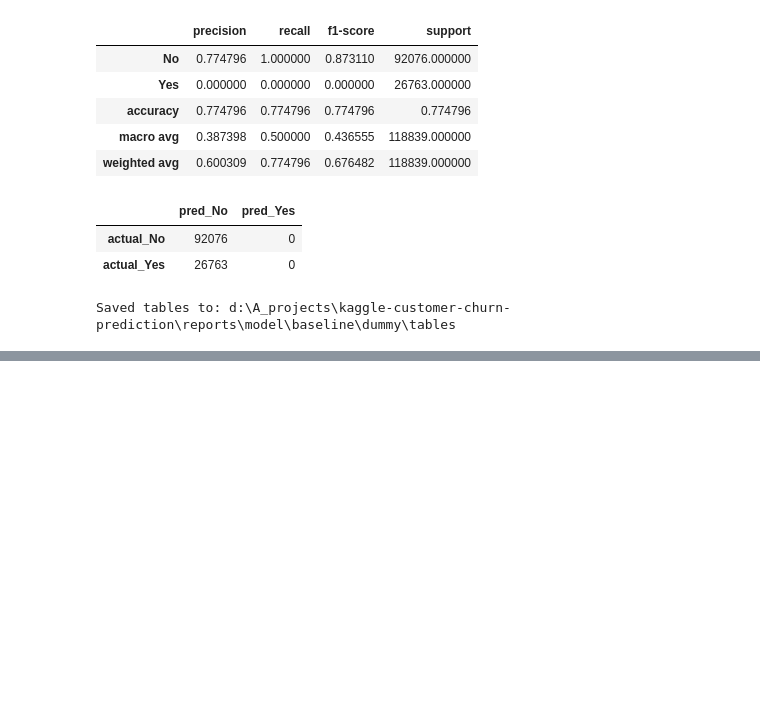
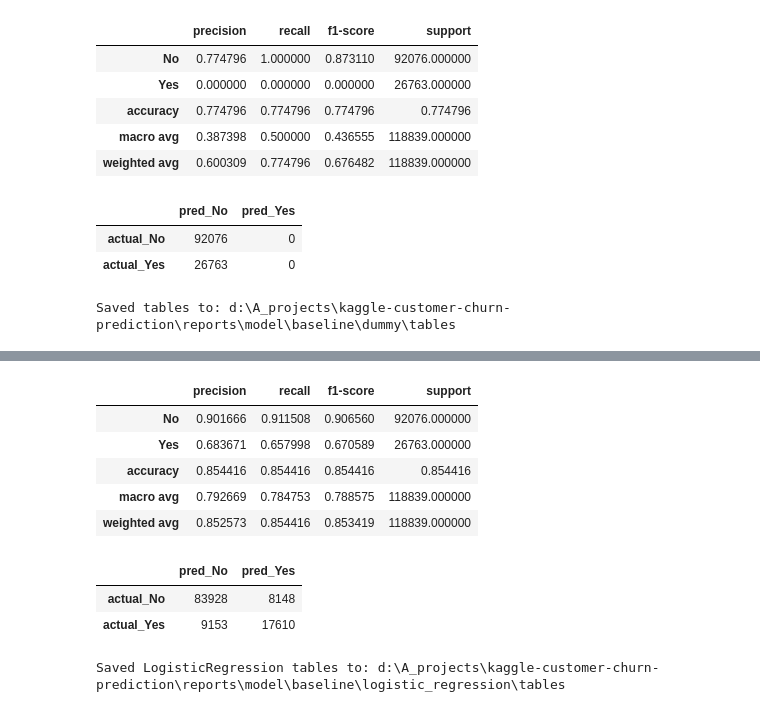
Before and after one commit to pcx-xust/kaggle-customer-churn-prediction, a Jupyter notebook: notebook/02_baseline_model.ipynb, the cells around one changed output, grey strips where cells are left out. Drawn from its saved outputs; the diff is of its cells as text; code cells hidden in the pictures; blank space fills up the shorter version.

Commit message:
up_baseline

```diff
--- a/notebook/02_baseline_model.ipynb
+++ b/notebook/02_baseline_model.ipynb
@@ -258,0 +435,52 @@ Saved tables to: d:\A_projects\kaggle-customer-churn-prediction\reports\model\ba
+# %%
+#保存LogisticRegression分类报告和混淆矩阵
+logistic_report_dict = classification_report(
+    y_valid,
+    y_valid_pred_logistic,
+    output_dict=True,
+    zero_division=0,
+)
+
+logistic_classification_report_df = pd.DataFrame(logistic_report_dict).T
+
+logistic_cm = confusion_matrix(
+    y_valid,
+    y_valid_pred_logistic,
+    labels=classes,
+)
+
+logistic_confusion_matrix_df = pd.DataFrame(
+    logistic_cm,
+    index=[f"actual_{cls}" for cls in classes],
+    columns=[f"pred_{cls}" for cls in classes],
+)
+
+logistic_metrics_df.to_csv(
+    LOGISTIC_TABLE_DIR / "logistic_metrics.csv",
+    index=False,
+)
+
+logistic_classification_report_df.to_csv(
+    LOGISTIC_TABLE_DIR / "logistic_classification_report.csv",
+    index_label="class",
+)
+
+logistic_confusion_matrix_df.to_csv(
+    LOGISTIC_TABLE_DIR / "logistic_confusion_matrix.csv",
+)
+
+display(logistic_classification_report_df)
+display(logistic_confusion_matrix_df)
+
+print("Saved LogisticRegression tables to:", LOGISTIC_TABLE_DIR)
+# %% [output]
+|  | precision | recall | f1-score | support |
+| No | 0.901666 | 0.911508 | 0.906560 | 92076.000000 |
+| Yes | 0.683671 | 0.657998 | 0.670589 | 26763.000000 |
+| accuracy | 0.854416 | 0.854416 | 0.854416 | 0.854416 |
+| macro avg | 0.792669 | 0.784753 | 0.788575 | 118839.000000 |
+| weighted avg | 0.852573 | 0.854416 | 0.853419 | 118839.000000 |
+|  | pred_No | pred_Yes |
+| actual_No | 83928 | 8148 |
+| actual_Yes | 9153 | 17610 |
+Saved LogisticRegression tables to: d:\A_projects\kaggle-customer-churn-prediction\reports\model\baseline\logistic_regression\tables
```
Also changed, not shown: parts of 11 cells of this notebook, 7 other files.
